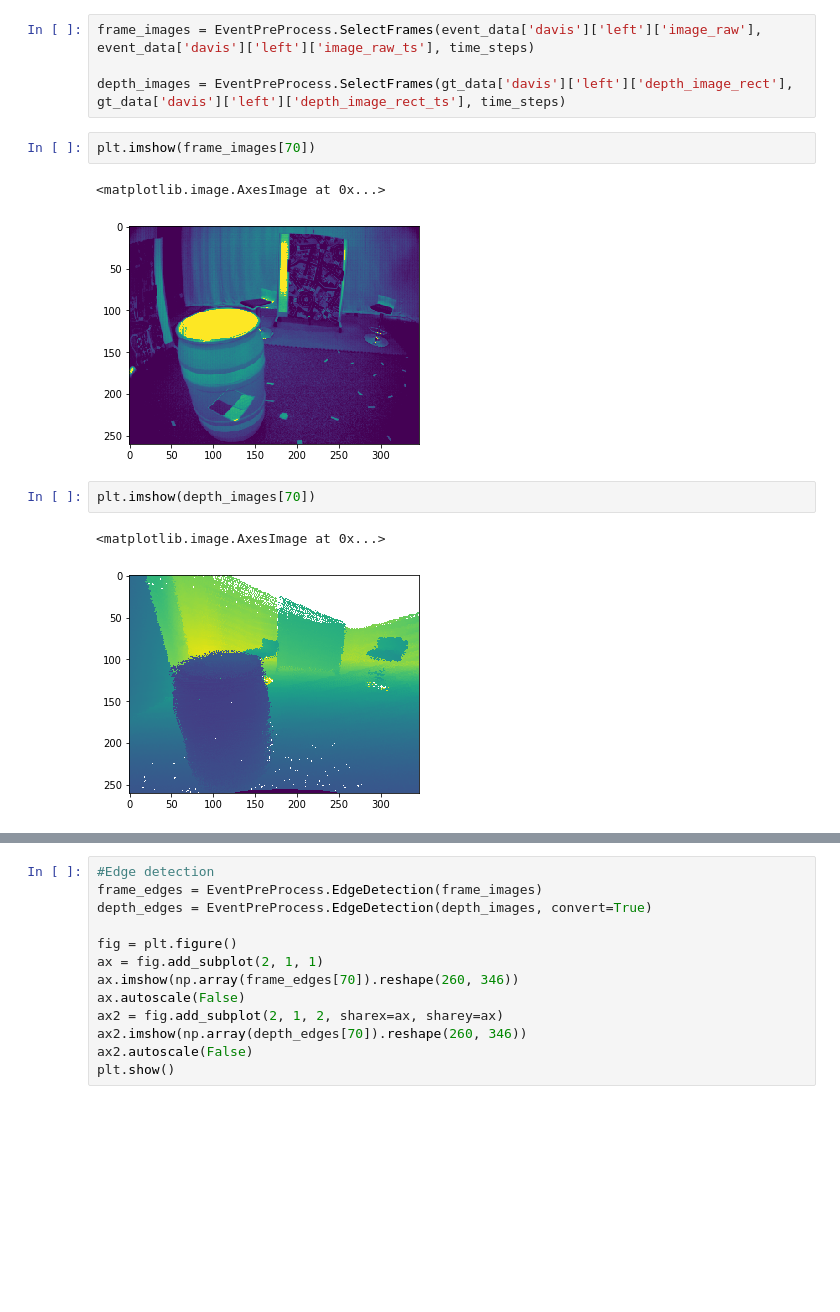
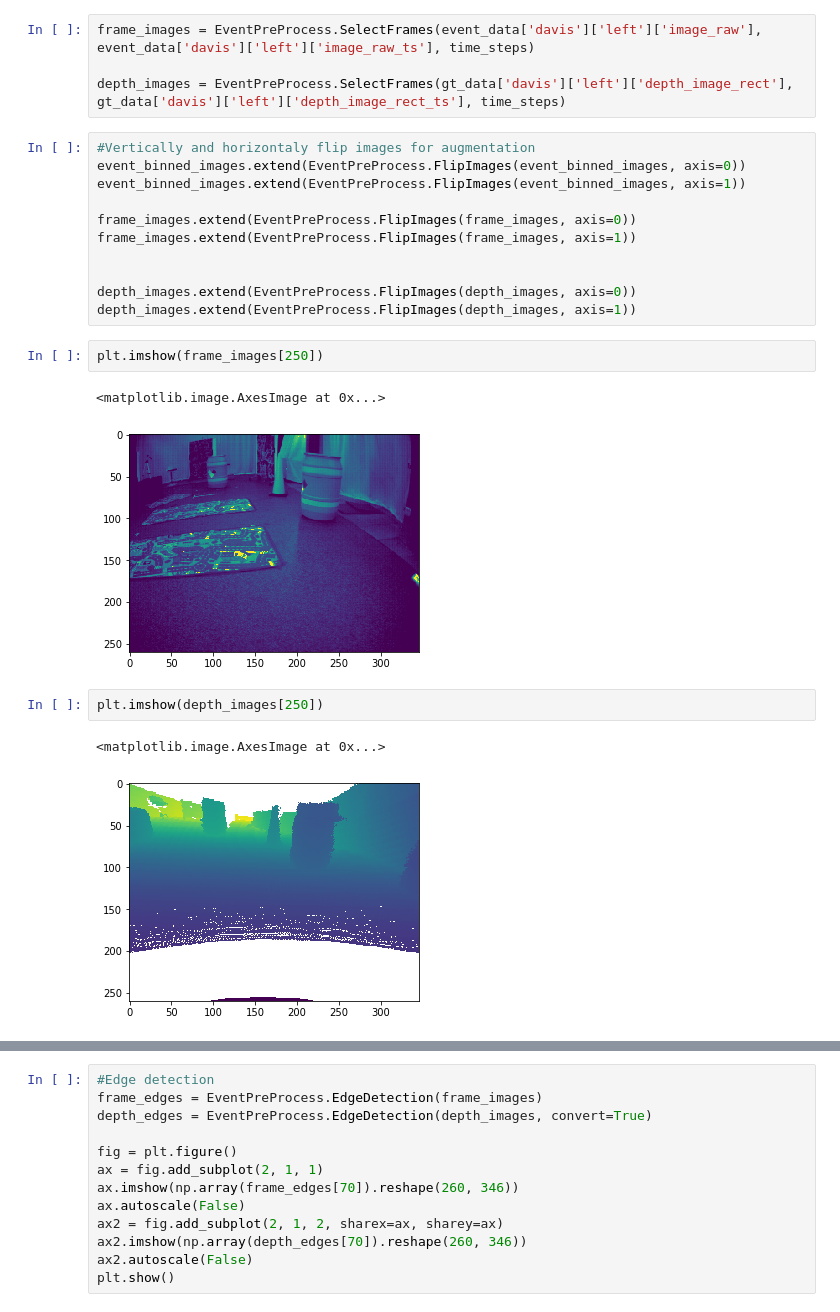
Before and after one commit to abdullaayyad96/DVSDepthLearning, a Jupyter notebook: pre_process.ipynb, the cells around one changed output, grey strips where cells are left out. Drawn from its saved outputs; the diff is of its cells as text; blank space fills up the shorter version.

Commit message:
Augment Data with horizontal and vertical flipping

```diff
--- a/pre_process.ipynb
+++ b/pre_process.ipynb
@@ -66,14 +56,25 @@ start
 frame_images = EventPreProcess.SelectFrames(event_data['davis']['left']['image_raw'], event_data['davis']['left']['image_raw_ts'], time_steps)
 
 depth_images = EventPreProcess.SelectFrames(gt_data['davis']['left']['depth_image_rect'], gt_data['davis']['left']['depth_image_rect_ts'], time_steps)
+# %%
+#Vertically and horizontaly flip images for augmentation
+event_binned_images.extend(EventPreProcess.FlipImages(event_binned_images, axis=0))
+event_binned_images.extend(EventPreProcess.FlipImages(event_binned_images, axis=1))
+
+frame_images.extend(EventPreProcess.FlipImages(frame_images, axis=0))
+frame_images.extend(EventPreProcess.FlipImages(frame_images, axis=1))
+
+
+depth_images.extend(EventPreProcess.FlipImages(depth_images, axis=0))
+depth_images.extend(EventPreProcess.FlipImages(depth_images, axis=1))
 # %%
-plt.imshow(frame_images[70])
+plt.imshow(frame_images[250])
 # %% [output]
 <matplotlib.image.AxesImage at 0x...>
-[figure, old version]
+[figure, new version]
 # %%
-plt.imshow(depth_images[70])
+plt.imshow(depth_images[250])
 # %% [output]
 <matplotlib.image.AxesImage at 0x...>
-[figure, old version]
+[figure, new version]
 # %%
```
Also changed, not shown: parts of 7 cells of this notebook, 2 other files.
